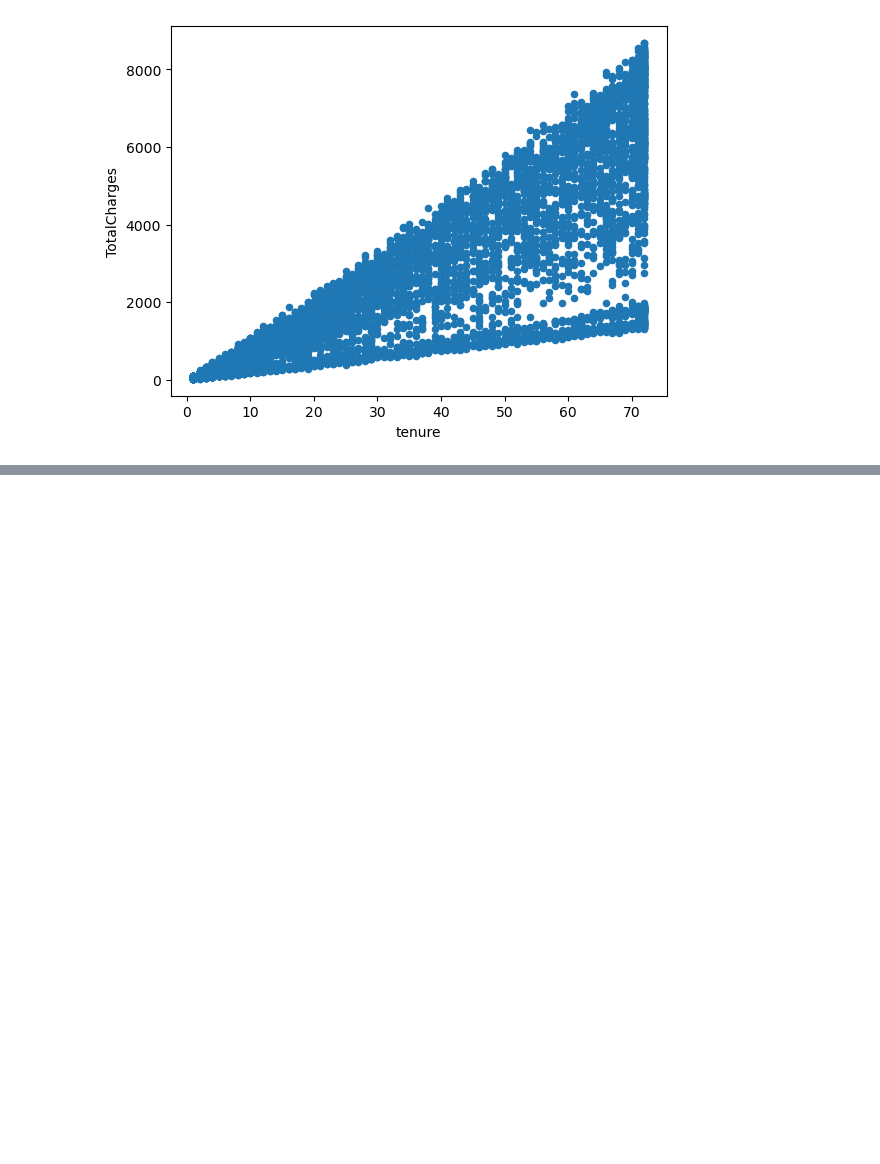
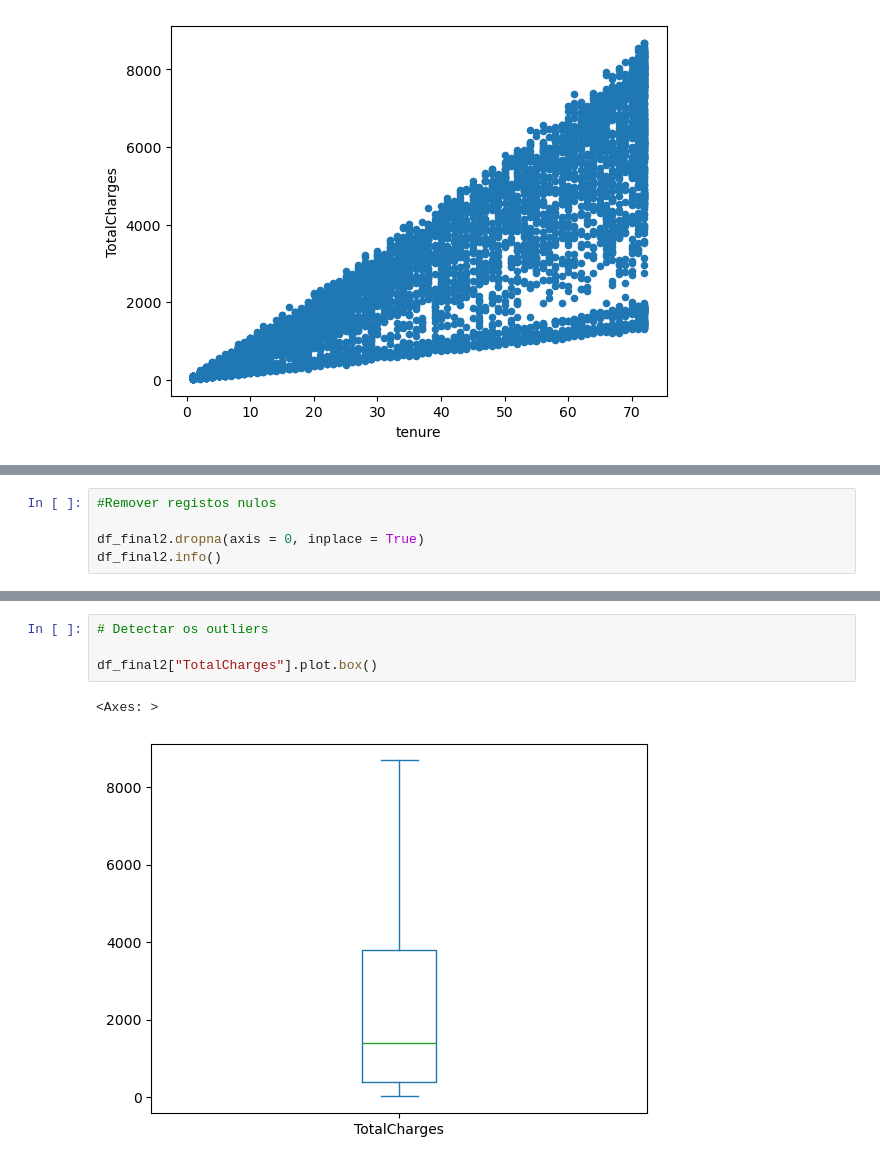
Before and after one commit to JaynneLino/pandas_course_Udemy, a Jupyter notebook: eda/eda.ipynb, the cells around one changed output, grey strips where cells are left out. Cells and saved outputs as stored; diff of their text form; blank space fills up the shorter version.

Commit message:
Tecnica IQR para Outliers

```diff
--- a/eda/eda.ipynb
+++ b/eda/eda.ipynb
@@ -961,0 +984,5 @@ df_final2.plot.scatter(x="tenure", y="TotalCharges")
+# %%
+#Remover registos nulos
+
+df_final2.dropna(axis = 0, inplace = True)
+df_final2.info()
@@ -961,0 +1007,7 @@ df_final2.plot.scatter(x="tenure", y="TotalCharges")
+# %%
+# Detectar os outliers
+
+df_final2["TotalCharges"].plot.box()
+# %% [output]
+<Axes: >
+[figure, added]
```
Also changed, not shown: parts of 13 cells of this notebook.
